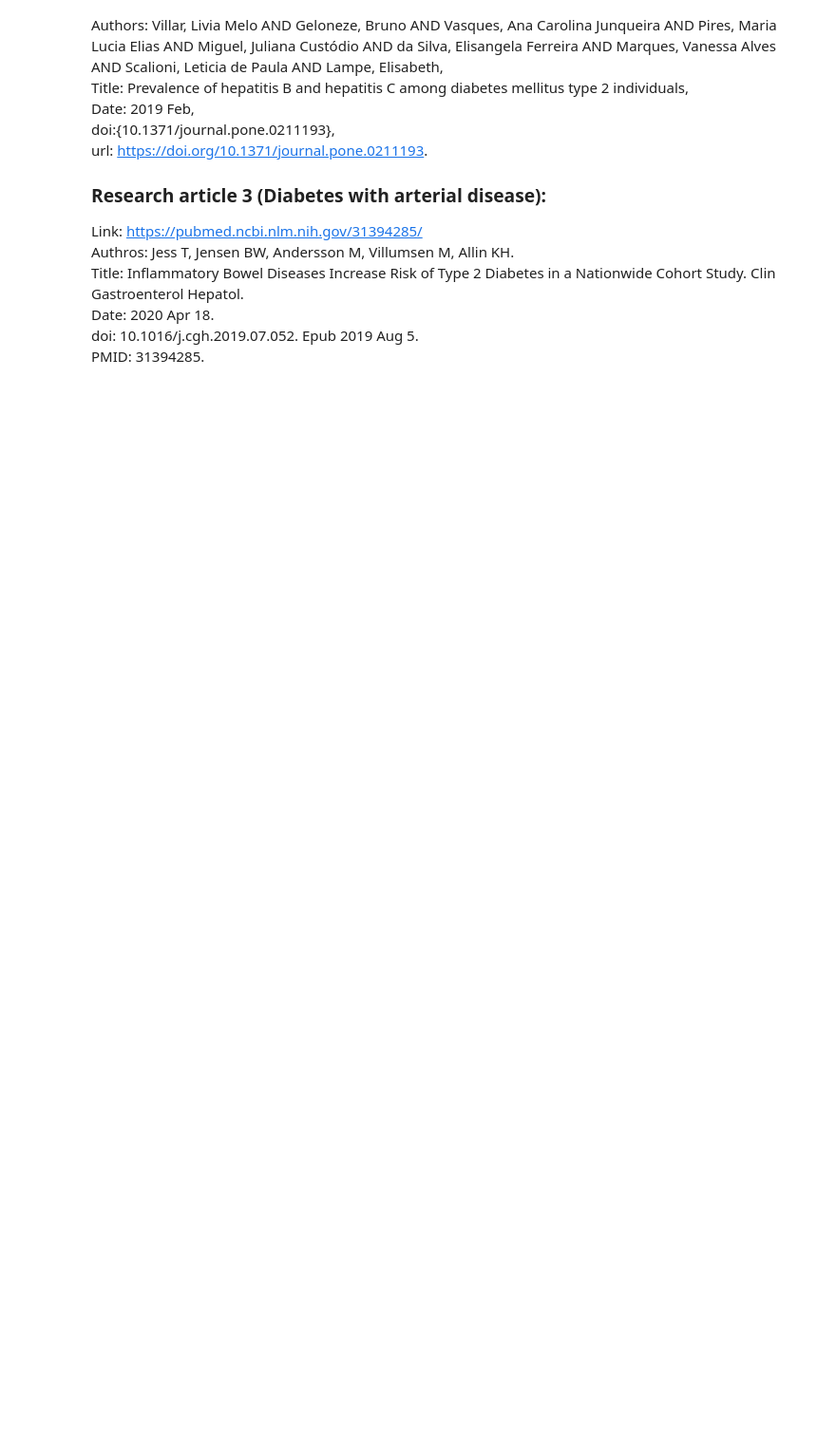
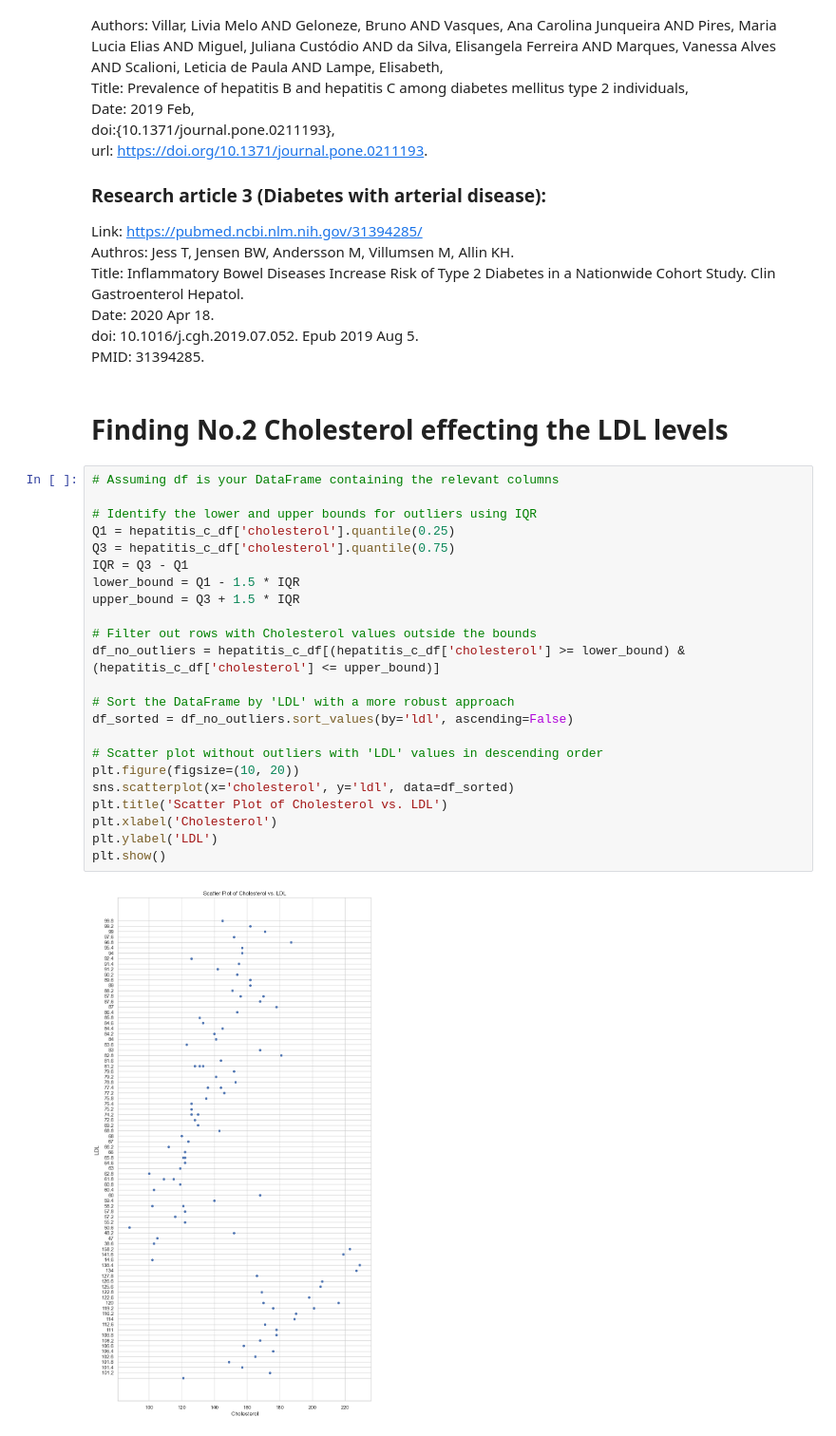
Before and after one commit to farazmazhar29/MADE-FAU, a Jupyter notebook: project/report.ipynb, the cells around one changed output. Shown: that part at 95% size. Drawn from its saved outputs; the diff is of its cells as text; blank space fills up the shorter version.

```diff
--- a/project/report.ipynb
+++ b/project/report.ipynb
@@ -214,3 +215,30 @@ Title: Inflammatory Bowel Diseases Increase Risk of Type 2 Diabetes in a Nationw
 Date: 2020 Apr 18. <br>
 doi: 10.1016/j.cgh.2019.07.052. Epub 2019 Aug 5. <br>
 PMID: 31394285. <br>
+# %% [markdown]
+# Finding No.2 Cholesterol effecting the LDL levels
+# %%
+# Assuming df is your DataFrame containing the relevant columns
+
+# Identify the lower and upper bounds for outliers using IQR
+Q1 = hepatitis_c_df['cholesterol'].quantile(0.25)
+Q3 = hepatitis_c_df['cholesterol'].quantile(0.75)
+IQR = Q3 - Q1
+lower_bound = Q1 - 1.5 * IQR
+upper_bound = Q3 + 1.5 * IQR
+
+# Filter out rows with Cholesterol values outside the bounds
+df_no_outliers = hepatitis_c_df[(hepatitis_c_df['cholesterol'] >= lower_bound) & (hepatitis_c_df['cholesterol'] <= upper_bound)]
+
+# Sort the DataFrame by 'LDL' with a more robust approach
+df_sorted = df_no_outliers.sort_values(by='ldl', ascending=False)
+
+# Scatter plot without outliers with 'LDL' values in descending order
+plt.figure(figsize=(10, 20))
+sns.scatterplot(x='cholesterol', y='ldl', data=df_sorted)
+plt.title('Scatter Plot of Cholesterol vs. LDL')
+plt.xlabel('Cholesterol')
+plt.ylabel('LDL')
+plt.show()
+# %% [output]
+[figure, added]
```
Also changed, not shown: parts of 6 cells of this notebook.
